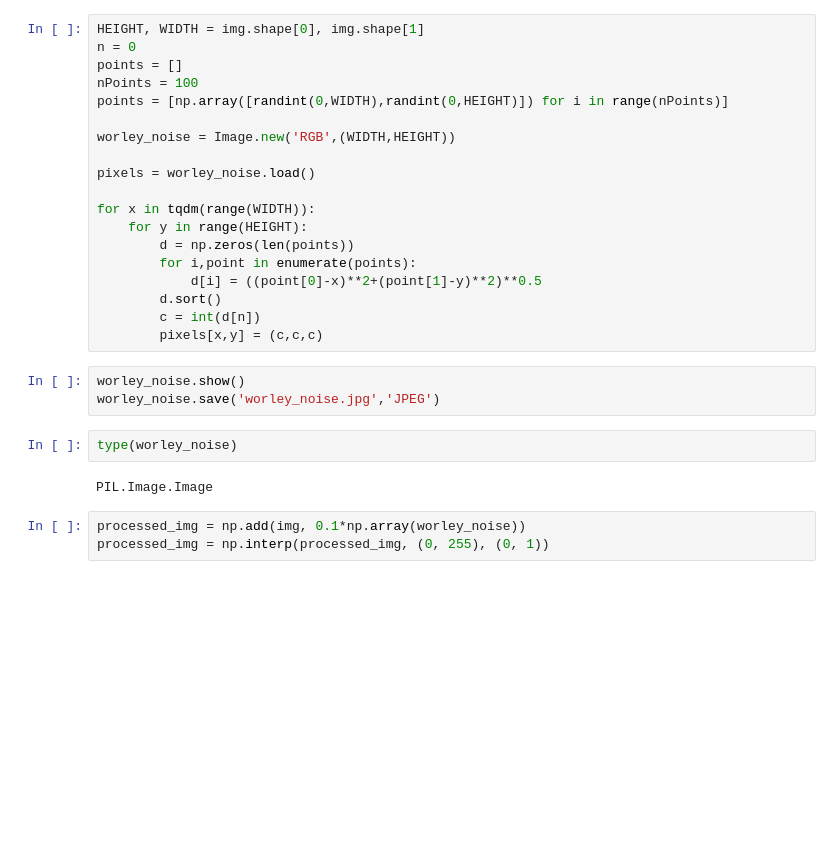
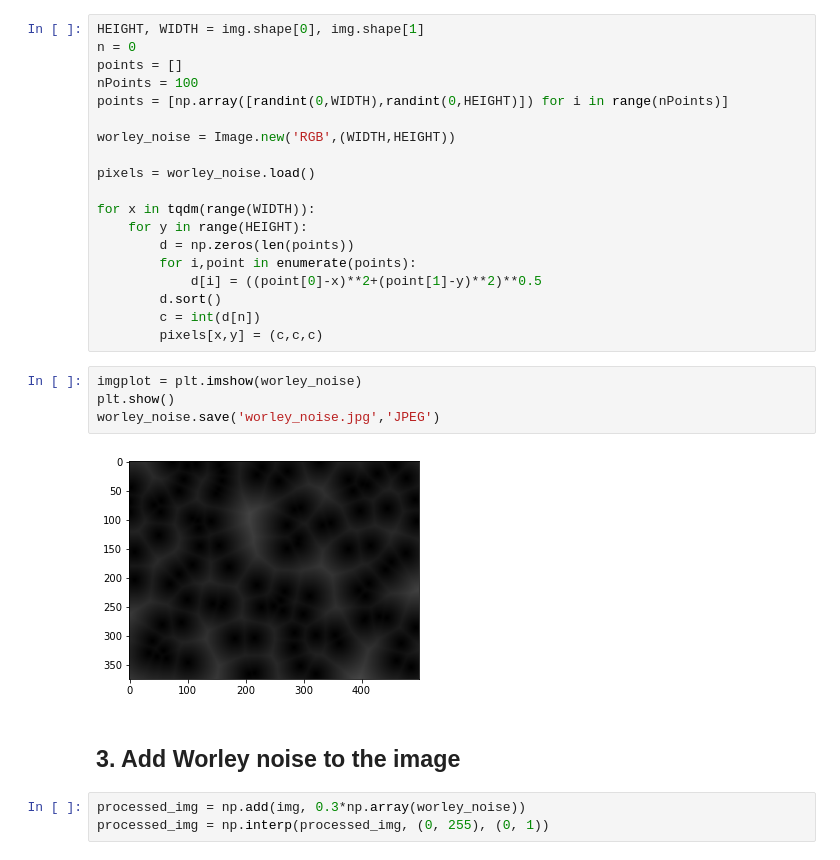
Before and after one commit to BennyNTHU/niji_old_driver, a Jupyter notebook: niji_worley.ipynb, the cells around one changed output. Drawn from its saved outputs; the diff is of its cells as text; blank space fills up the shorter version.

```diff
--- a/niji_worley.ipynb
+++ b/niji_worley.ipynb
@@ -46,14 +43,15 @@ for x in tqdm(range(WIDTH)):
         c = int(d[n])
         pixels[x,y] = (c,c,c)
 # %%
-worley_noise.show()
+imgplot = plt.imshow(worley_noise)
+plt.show()
 worley_noise.save('worley_noise.jpg','JPEG')
+# %% [output]
+[figure, added]
-# %%
-type(worley_noise)
-# %% [output]
-PIL.Image.Image
+# %% [markdown]
+## 3. Add Worley noise to the image
 # %%
-processed_img = np.add(img, 0.1*np.array(worley_noise))
+processed_img = np.add(img, 0.3*np.array(worley_noise))
 processed_img = np.interp(processed_img, (0, 255), (0, 1))
 # %%
 imgplot = plt.imshow(processed_img)
```
Also changed, not shown: parts of 19 cells of this notebook, 3 other files.
